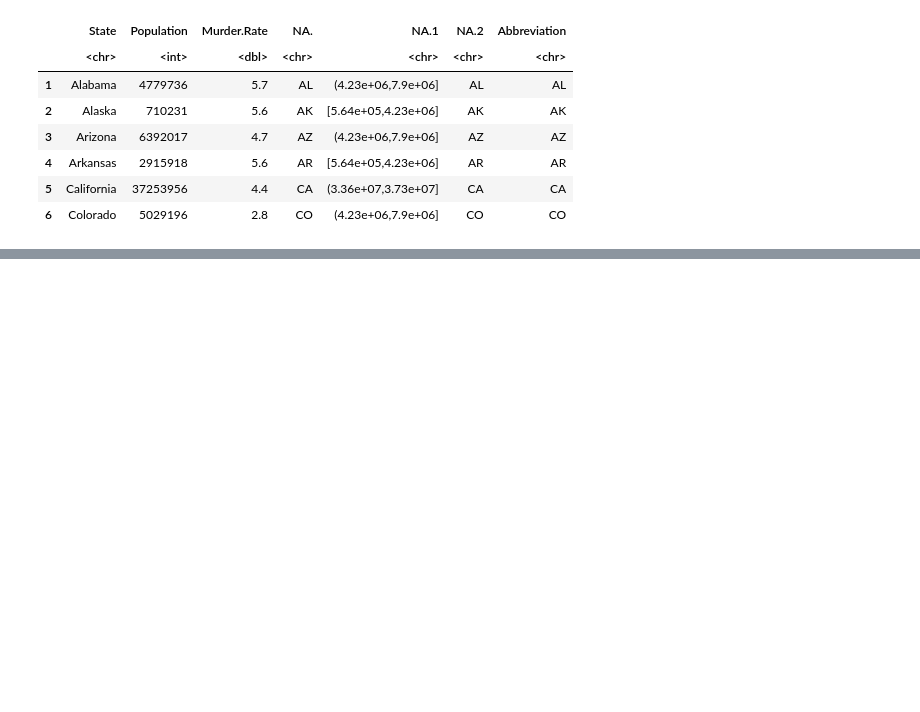
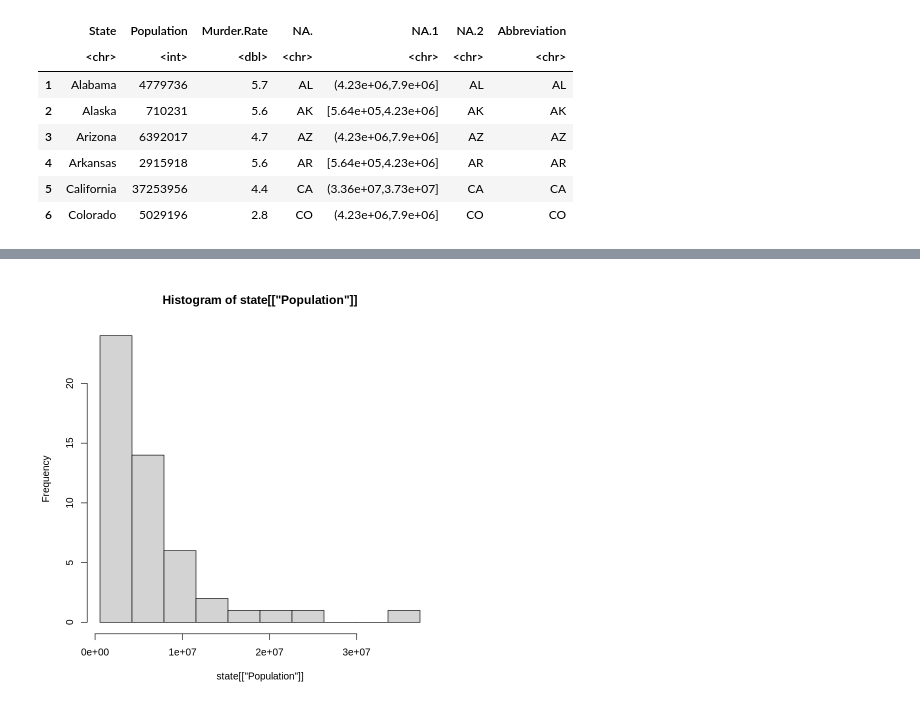
Before and after one commit to BcVlad/books, a Jupyter notebook: Практическая_статистика_для_специалистов_Data_Science/Глава 1. Разведочный анализ данных/Глава_1_Разведочный_анализ_данных.ipynb, the cells around one changed output, grey strips where cells are left out. Cells and saved outputs as stored; diff of their text form; code cells hidden in the pictures; blank space fills up the shorter version.

```diff
--- a/Практическая_статистика_для_специалистов_Data_Science/Глава 1. Разведочный анализ данных/Глава_1_Разведочный_анализ_данных.ipynb
+++ b/Практическая_статистика_для_специалистов_Data_Science/Глава 1. Разведочный анализ данных/Глава_1_Разведочный_анализ_данных.ipynb
@@ -61,0 +109,4 @@ A data.frame: 6 × 7
+# %%
+breaks <- seq(from=min(state[["Population"]]),to=max(state[["Population"]]), length=11)
+pop_freq <- cut(state[["Population"]], breaks=breaks, right=TRUE, include.lowest = TRUE)
+table(pop_freq)
@@ -61,0 +121,4 @@ A data.frame: 6 × 7
+# %%
+hist(state[["Population"]], breaks=breaks)
+# %% [output]
+[figure, added]
```
Also changed, not shown: parts of 24 cells of this notebook.
